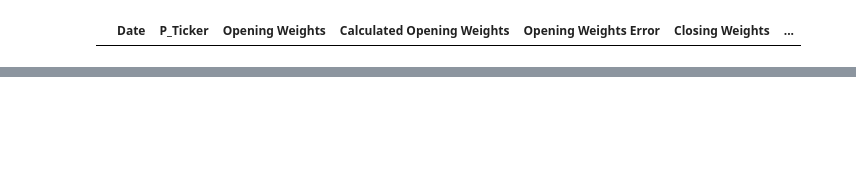
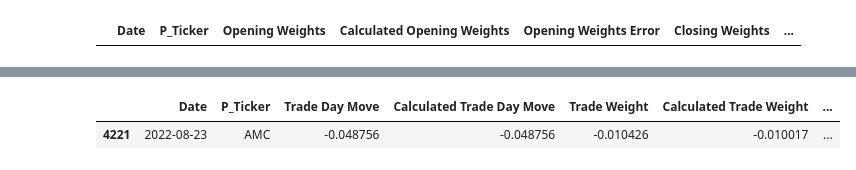
Before and after one commit to barath-2002/ARR-Investment-Partners, a Jupyter notebook: checking_errors.ipynb, the cells around one changed output, grey strips where cells are left out. Cells and saved outputs as stored; diff of their text form; code cells hidden in the pictures; blank space fills up the shorter version.

```diff
--- a/checking_errors.ipynb
+++ b/checking_errors.ipynb
@@ -234 +374,36 @@ weights_errors
+# %%
+def check_trade_day_move_and_weights(data):
+    # Perform calculations only for rows where 'Traded Today' is not NaN
+    data.loc[data['Traded Today'].notna(), 'Calculated Trade Day Move'] = (
+        (data['Price'] - data['Trade Price']) / data['Trade Price']
+    )
+    data.loc[data['Traded Today'].notna(), 'Calculated Trade Weight'] = (
+        (data['Traded Today'] * data['Trade Price'] * data['Exchange Rate']) / data['NAV Yesterday']
+    )
+    data.loc[data['Traded Today'].notna(), 'Calculated Return Adjustments'] = (
+        data['Calculated Trade Weight'] * data['Calculated Trade Day Move']
+    )
+
+    # Check for discrepancies
+    data['Trade Day Move Error'] = ~np.isclose(data['Trade Day Move'], data['Calculated Trade Day Move'], atol=1e-6)
+    data['Trade Weight Error'] = ~np.isclose(data['Trade Weight'], data['Calculated Trade Weight'], atol=1e-6)
+    data['Return Adjustment Error'] = ~np.isclose(data['Return Adjustments'], data['Calculated Return Adjustments'], atol=1e-6)
+
+    # Filter rows with errors and where 'Traded Today' is not NaN
+    trade_day_move_and_weights_errors = data.loc[
+        data['Traded Today'].notna() &
+        (data['Trade Day Move Error'] | data['Trade Weight Error'] | data['Return Adjustment Error'])
+    ]
+
+    return trade_day_move_and_weights_errors[['Date', 'P_Ticker', 'Trade Day Move', 'Calculated Trade Day Move',
+                                               'Trade Weight', 'Calculated Trade Weight',
+                                               'Return Adjustments',
+                                              'Calculated Return Adjustments']]
+
+# Example usage
+trade_day_move_and_weights_errors = check_trade_day_move_and_weights(data)
+trade_day_move_and_weights_errors
+# %% [output]
+|  | Date | P_Ticker | Trade Day Move | Calculated Trade Day Move | Trade Weight | Calculated Trade Weight | ... |
+| 4221 | 2022-08-23 | AMC | -0.048756 | -0.048756 | -0.010426 | -0.010017 | ... |
 # %%
```
Also changed, not shown: parts of 28 cells of this notebook.
